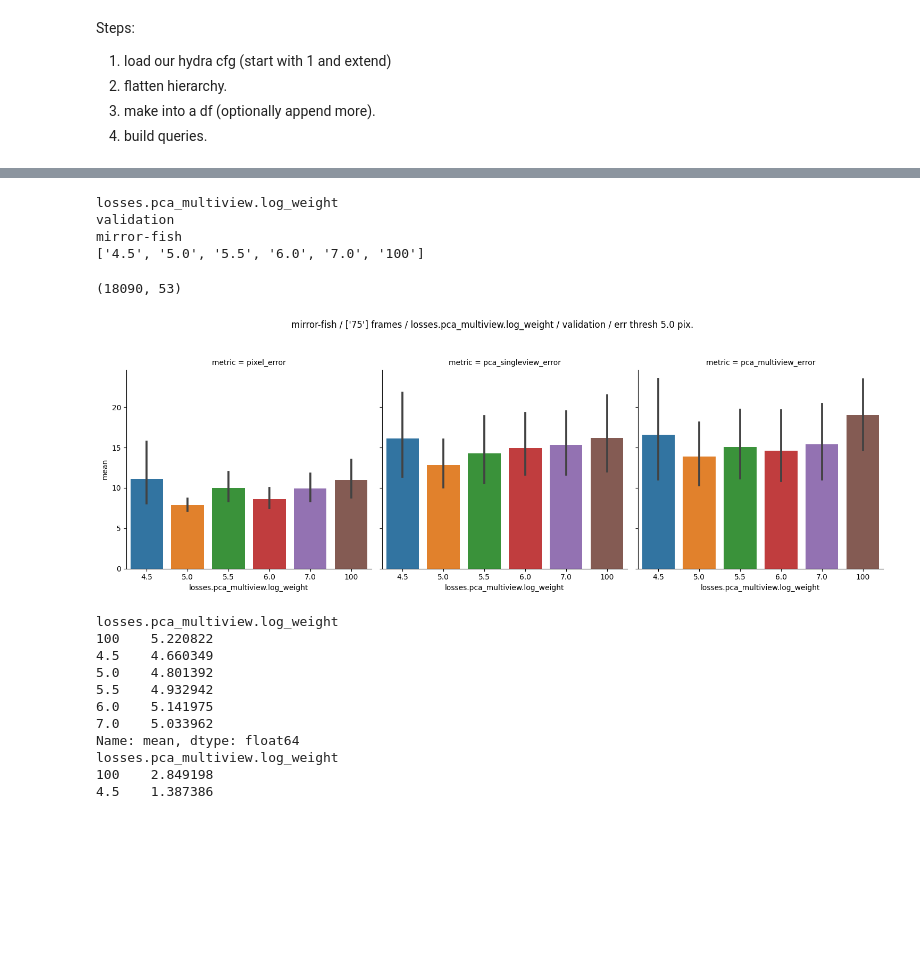
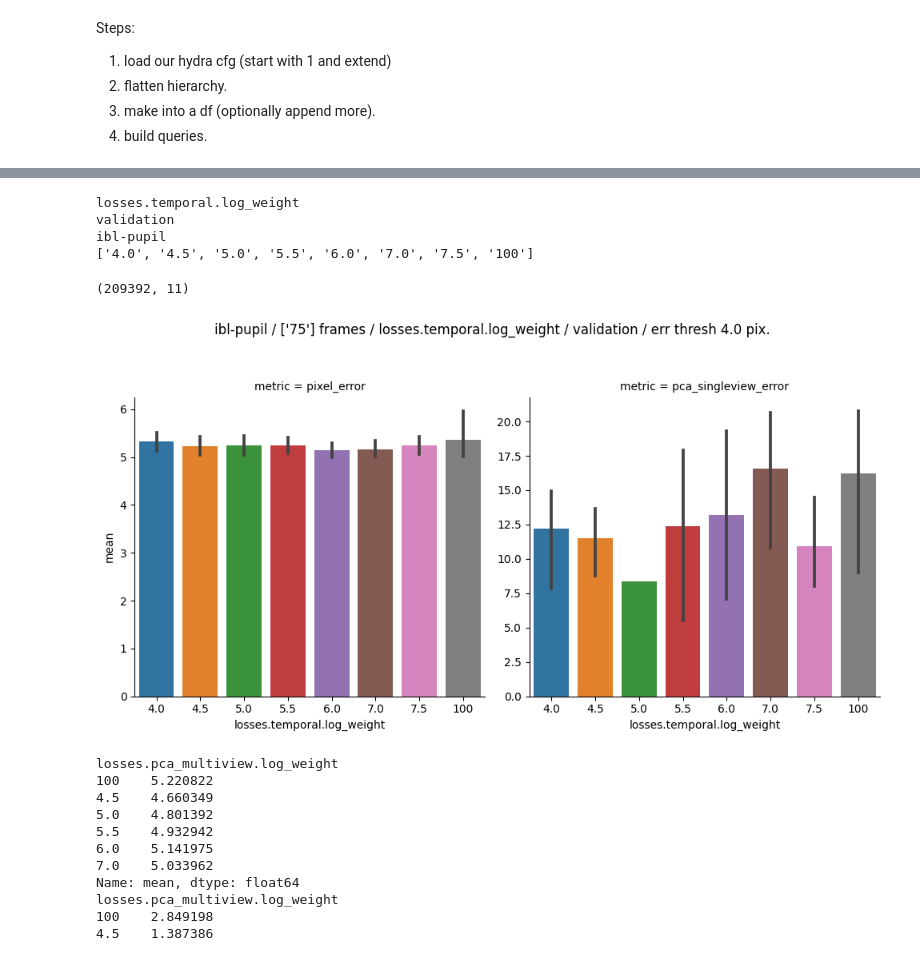
Before and after one commit to paninski-lab/tracking-diagnostics, a Jupyter notebook: notebooks/inventory_query_example.ipynb, the cells around one changed output, grey strips where cells are left out. Saved outputs shown, nothing was run; the diff lists cells and outputs as text; code cells hidden in the pictures; blank space fills up the shorter version.

Commit message:
filter col_order by existence of metric

```diff
--- a/notebooks/inventory_query_example.ipynb
+++ b/notebooks/inventory_query_example.ipynb
@@ -29,10 +29,10 @@ query_builder.add_query("training.rng_seed_data_pt", "in", ["0", "1","2"])
 query_builder.add_query("training.train_frames", "==", "75") # # use just training.train_frames=1 for now
 # query_builder.add_query("model.losses_to_use", "==", "[]") # works
 # query_builder.add_query("model.losses_to_use", "==", "['unimodal_mse']") # works
-query_builder.add_query("model.losses_to_use", "in", ["[]", "[pca_multiview]"]) # trying to grab both unimodal_mse and supervised. note no quotes inside brackets per loss
-query_builder.add_timestamp_query("2022-11-16", "2022-11-18") # works
+query_builder.add_query("model.losses_to_use", "in", ["[]", "[temporal]"]) # trying to grab both unimodal_mse and supervised. note no quotes inside brackets per loss
+query_builder.add_timestamp_query("2022-11-16", "2022-11-19") # works
 # pca_singleview log weight above 4
-query_builder.add_query("losses.pca_multiview.log_weight", ">", 4.)
+# query_builder.add_query("losses.pca_multiview.log_weight", ">", 4.)
 print(query_builder.combine_queries("and"))
 # %% [output]
 `training.rng_seed_data_pt` == '0' or `training.rng_seed_data_pt` == '1' or `training.rng_seed_data_pt` == '2'
@@ -110,31 +110,36 @@ print(values)
 # sweep_name = "unimodal_mse"
 # split_set = "validation"
 # %% [output]
-losses.pca_multiview.log_weight
+losses.temporal.log_weight
 validation
-mirror-fish
-['4.5', '5.0', '5.5', '6.0', '7.0', '100']
+ibl-pupil
+['4.0', '4.5', '5.0', '5.5', '6.0', '7.0', '7.5', '100']
 # %%
 df_big.shape
 # %% [output]
-(18090, 53)
+(209392, 11)
 # %%
-threshold = 5. # pixels, beyond which we consider a prediction to be wrong
+threshold = 4. # pixels, beyond which we consider a prediction to be wrong
 # %%
 # plot bars with errors per rng seed, and two panels, one per metric
 # sns.catplot(data=df_big_mean, x="rng_seed_data_pt", y="paw1LH_top", col="metric", ci="sd")
 train_frames = total_df_queried["training.train_frames"].unique()
 # col_order= ["pixel_error", "pca_singleview_error", "pca_multiview_error"]
 if train_frames == "1":
     train_frames = "full"
-g = sns.catplot(data=df_big[(df_big["set"] == split_set) & (df_big["mean"]>threshold)], x=hparam_name, order=values, y="mean", col="metric", col_order= ["pixel_error", "pca_singleview_error", "pca_multiview_error"], errorbar=('ci', 95), kind="bar") # x="unimodal_mse_log_weight"
+
+unique_metrics = df_big["metric"].unique().tolist()
+col_order = ["pixel_error", "pca_singleview_error", "pca_multiview_error"]
+# if element in col_order appears in unique_metrics, we keep it, otherwise we drop it
+col_order = [metric for metric in col_order if metric in unique_metrics]
+g = sns.catplot(data=df_big[(df_big["set"] == split_set) & (df_big["mean"]>threshold)], x=hparam_name, sharey=False, order=values, y="mean", col="metric", col_order= col_order, errorbar=('ci', 95), kind="bar") # x="unimodal_mse_log_weight"
 # add dataset name and sweep and split set to title
 g.fig.suptitle(f"{dataset_name} / {train_frames} frames / {hparam_name} / {split_set} / err thresh {threshold} pix.", y=1.05)
 g.fig.tight_layout()
 # add horizontal line at 5
 # plt.axhline(y=5, color='r', linestyle='-')
 # %% [output]
-[figure, old version]
+[figure, new version]
 # %%
 print(df_big[(df_big["set"] == split_set) & (df_big["mean"]>threshold) & (df_big["metric"] == "pixel_error")].groupby(hparam_name)["mean"].mean())
 print(df_big[(df_big["set"] == split_set) & (df_big["mean"]>threshold) & (df_big["metric"] == "pixel_error")].groupby(hparam_name)["mean"].std())
```
Also changed, not shown: parts of 4 cells of this notebook.
